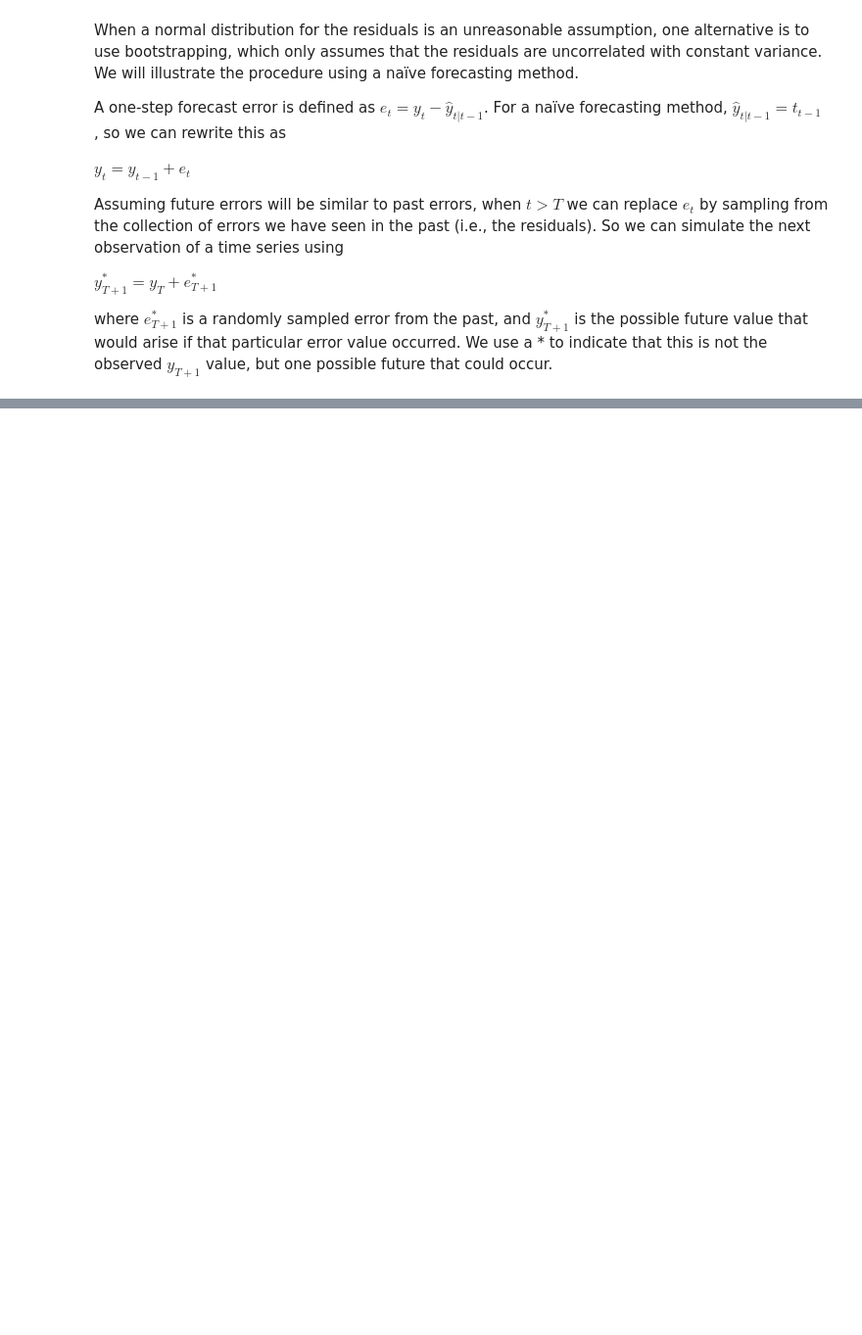
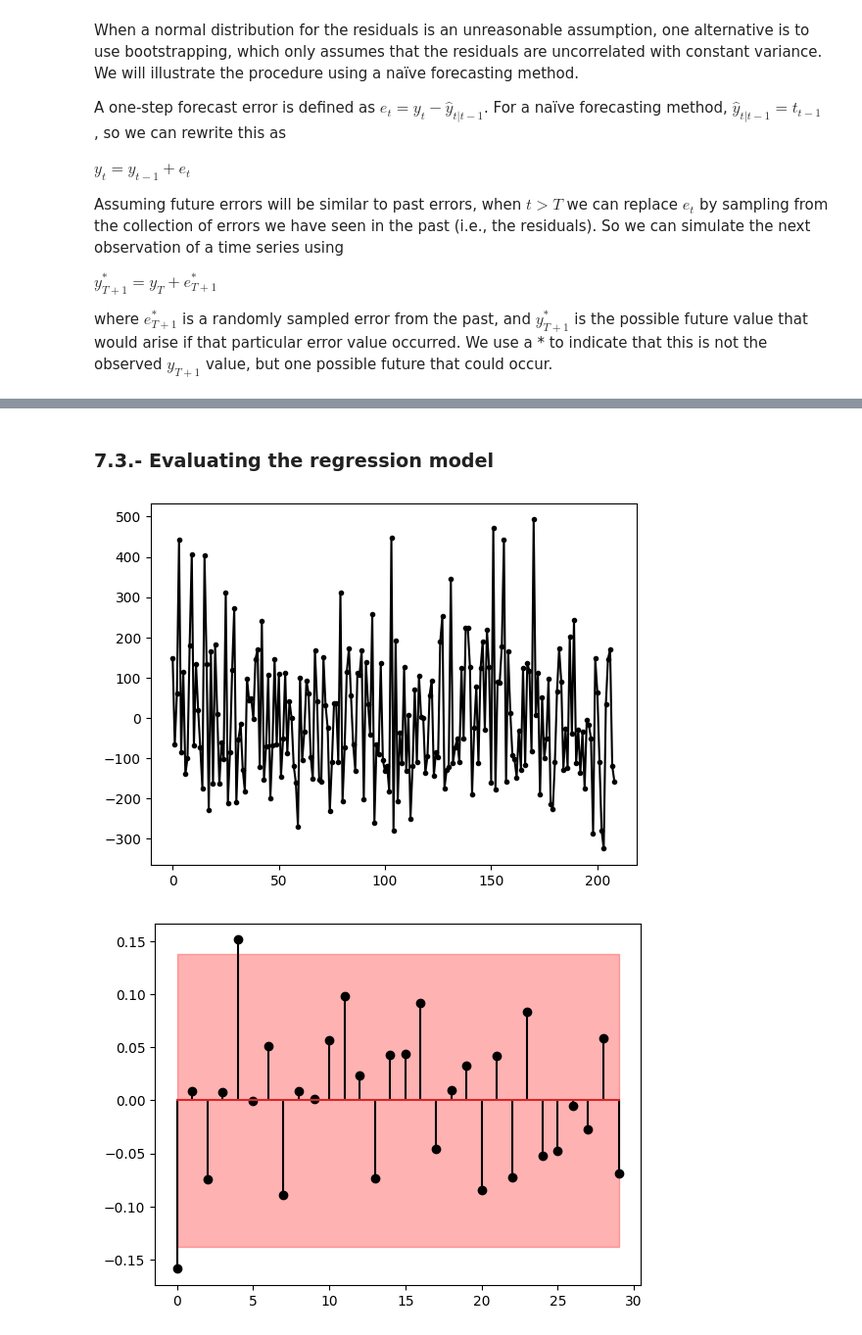
Before and after one commit to Fran-GS-96/Forecasting, a Jupyter notebook: forecasting.ipynb, the cells around one changed output, grey strips where cells are left out. Shown at 98% size. Saved outputs shown, nothing was run; the diff lists cells and outputs as text; code cells hidden in the pictures; blank space fills up the shorter version.

```diff
--- a/forecasting.ipynb
+++ b/forecasting.ipynb
@@ -723,0 +791,5 @@ plt.legend()
+# %%
+X = df.loc['1996']['FTSE']
+y = df.loc['1996']['SMI']
+
+X_train, X_test, y_train, y_test = train_test_split(X.values, y.values, test_size=0.2, random_state=42)
@@ -723,0 +805,20 @@ plt.legend()
+# %%
+y_hat = reg.predict(X_train.reshape(-1,1))
+# %%
+residuals = y_train-y_hat
+auto_corr =acf(residuals,nlags = 30)
+# %% [markdown]
+### 7.3.- Evaluating the regression model
+# %%
+plt.figure()
+plt.plot(residuals,'.-',color = 'black')
+
+plt.figure()
+plt.stem(auto_corr[1:],'.-k')
+plt.fill_between(range(0,30),-2/np.sqrt(len(residuals)),2/np.sqrt(len(residuals)),color = 'red',alpha = 0.3,label = 'white noise')
+
+plt.figure()
+plt.hist(residuals,bins = 15,color = 'black',edgecolor = 'white');
+# %% [output]
+[figure, added]
+[figure, added]
```
Also changed, not shown: parts of 18 cells of this notebook.
